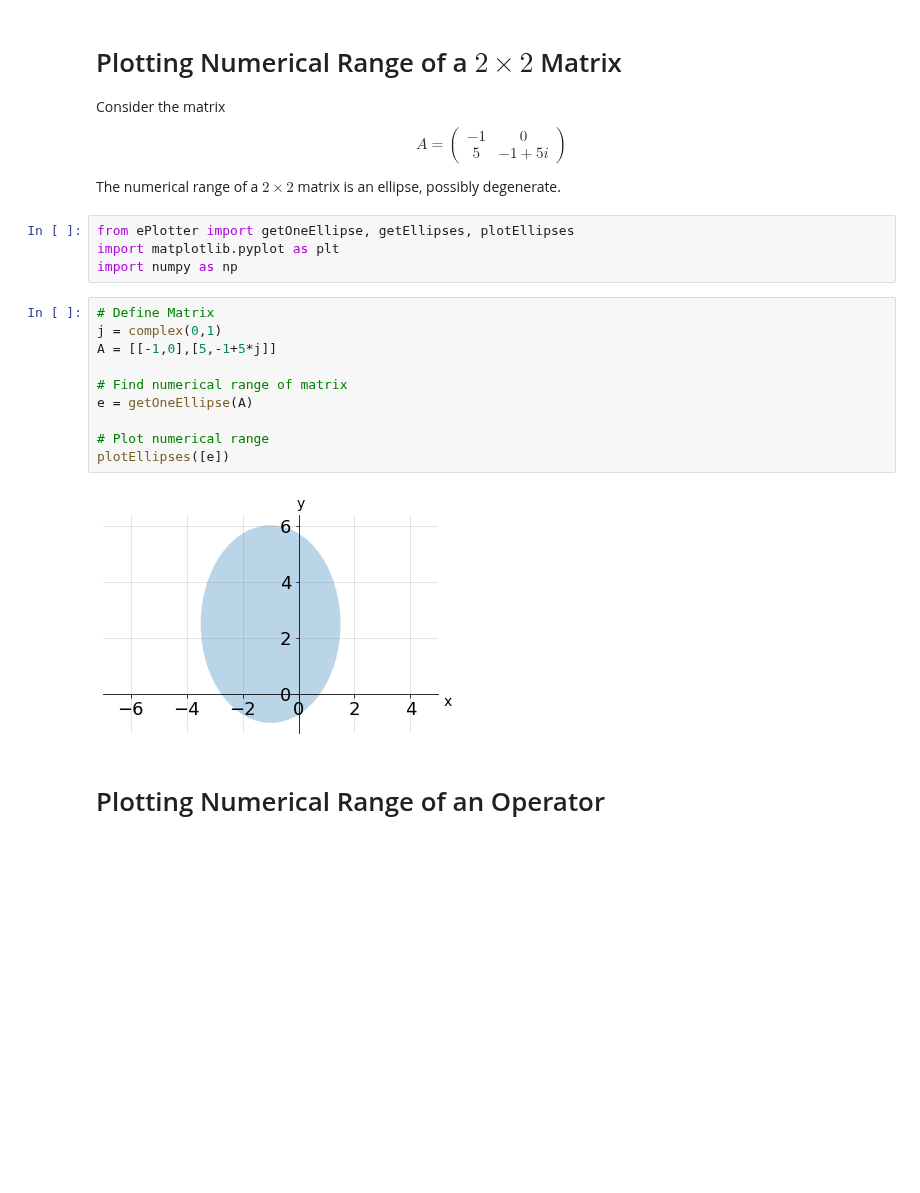
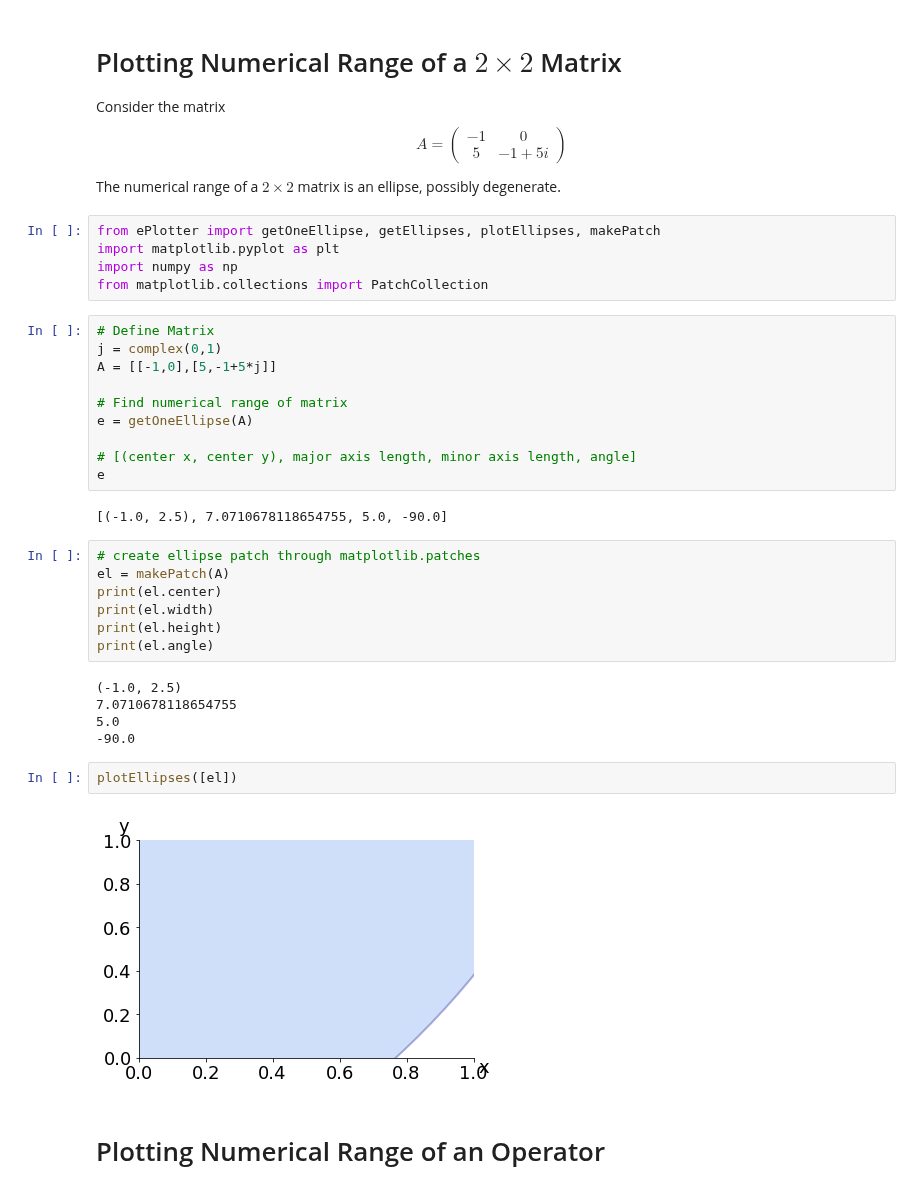
Before and after one commit to sarahm317/num_range, a Jupyter notebook: Testing.ipynb, the cells around one changed output. Cells and saved outputs as stored; diff of their text form; blank space fills up the shorter version.

```diff
--- a/Testing.ipynb
+++ b/Testing.ipynb
@@ -6,9 +6,10 @@ $$ A = \begin{pmatrix}-1 & 0\\ 5 & -1 + 5i\end{pmatrix}$$
 
 The numerical range of a $2 \times 2$ matrix is an ellipse, possibly degenerate.
 # %%
-from ePlotter import getOneEllipse, getEllipses, plotEllipses
+from ePlotter import getOneEllipse, getEllipses, plotEllipses, makePatch
 import matplotlib.pyplot as plt
 import numpy as np
+from matplotlib.collections import PatchCollection
 # %%
 # Define Matrix
 j = complex(0,1)
@@ -17,10 +18,26 @@ A = [[-1,0],[5,-1+5*j]]
 # Find numerical range of matrix
 e = getOneEllipse(A)
 
-# Plot numerical range
-plotEllipses([e])
+# [(center x, center y), major axis length, minor axis length, angle]
+e
 # %% [output]
-[figure, removed]
+[(-1.0, 2.5), 7.0710678118654755, 5.0, -90.0]
+# %%
+# create ellipse patch through matplotlib.patches
+el = makePatch(A)
+print(el.center)
+print(el.width)
+print(el.height)
+print(el.angle)
+# %% [output]
+(-1.0, 2.5)
+7.0710678118654755
+5.0
+-90.0
+# %%
+plotEllipses([el])
+# %% [output]
+[figure, added]
 # %% [markdown]
 # Plotting Numerical Range of an Operator
 # %%
```
Also changed, not shown: parts of 2 cells of this notebook, 1 other file.
